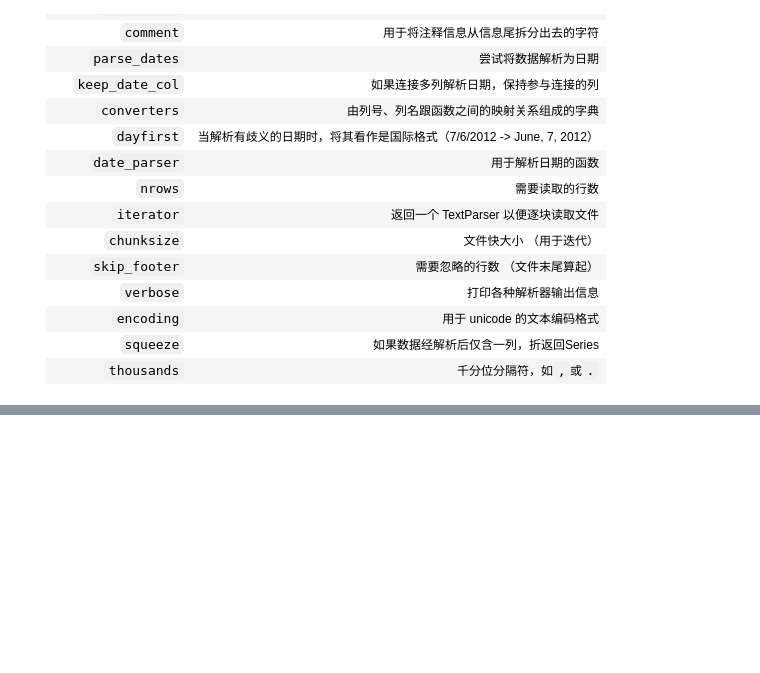
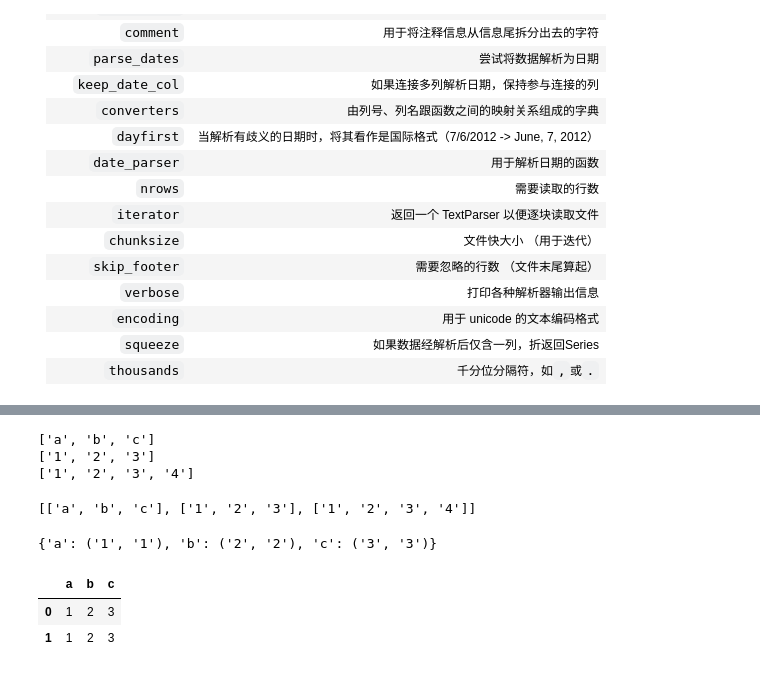
Before and after one commit to hugolu/learn-python, a Jupyter notebook: python-for-data-analysis/ch06-data-loading-storage-and-file-formats.ipynb, the cells around one changed output, grey strips where cells are left out. Cells and saved outputs as stored; diff of their text form; code cells hidden in the pictures; blank space fills up the shorter version.

```diff
--- a/python-for-data-analysis/ch06-data-loading-storage-and-file-formats.ipynb
+++ b/python-for-data-analysis/ch06-data-loading-storage-and-file-formats.ipynb
@@ -203,0 +339,35 @@ read_csv/read_table 函数的参数
+# %%
+import csv
+
+# 使用 Python 内置 csv 模块，将任意打开的文件或文件型对象传给 csv.reader
+f = open('ch06/ex7.csv')
+reader = csv.reader(f)
+
+# 对 reader 进行迭代，每行产生一个 list (并移除所有的引号)
+for line in reader:
+    print line
+# %% [output]
+['a', 'b', 'c']
+['1', '2', '3']
+['1', '2', '3', '4']
+# %%
+# 去除引号，做一些整理工作
+lines = list(csv.reader(open('ch06/ex7.csv')))
+lines[:5]
+# %% [output]
+[['a', 'b', 'c'], ['1', '2', '3'], ['1', '2', '3', '4']]
+# %%
+# 取得表头与内容
+header, values = lines[0], lines[1:]
+
+# 使用 zip 绑定 column 与其 values
+data_dict = {h: v for h, v in zip(header, zip(*values))}
+data_dict
+# %% [output]
+{'a': ('1', '1'), 'b': ('2', '2'), 'c': ('3', '3')}
+# %%
+DataFrame(data_dict)
+# %% [output]
+|  | a | b | c |
+| 0 | 1 | 2 | 3 |
+| 1 | 1 | 2 | 3 |
```
Also changed, not shown: parts of 48 cells of this notebook, 2 other files.
